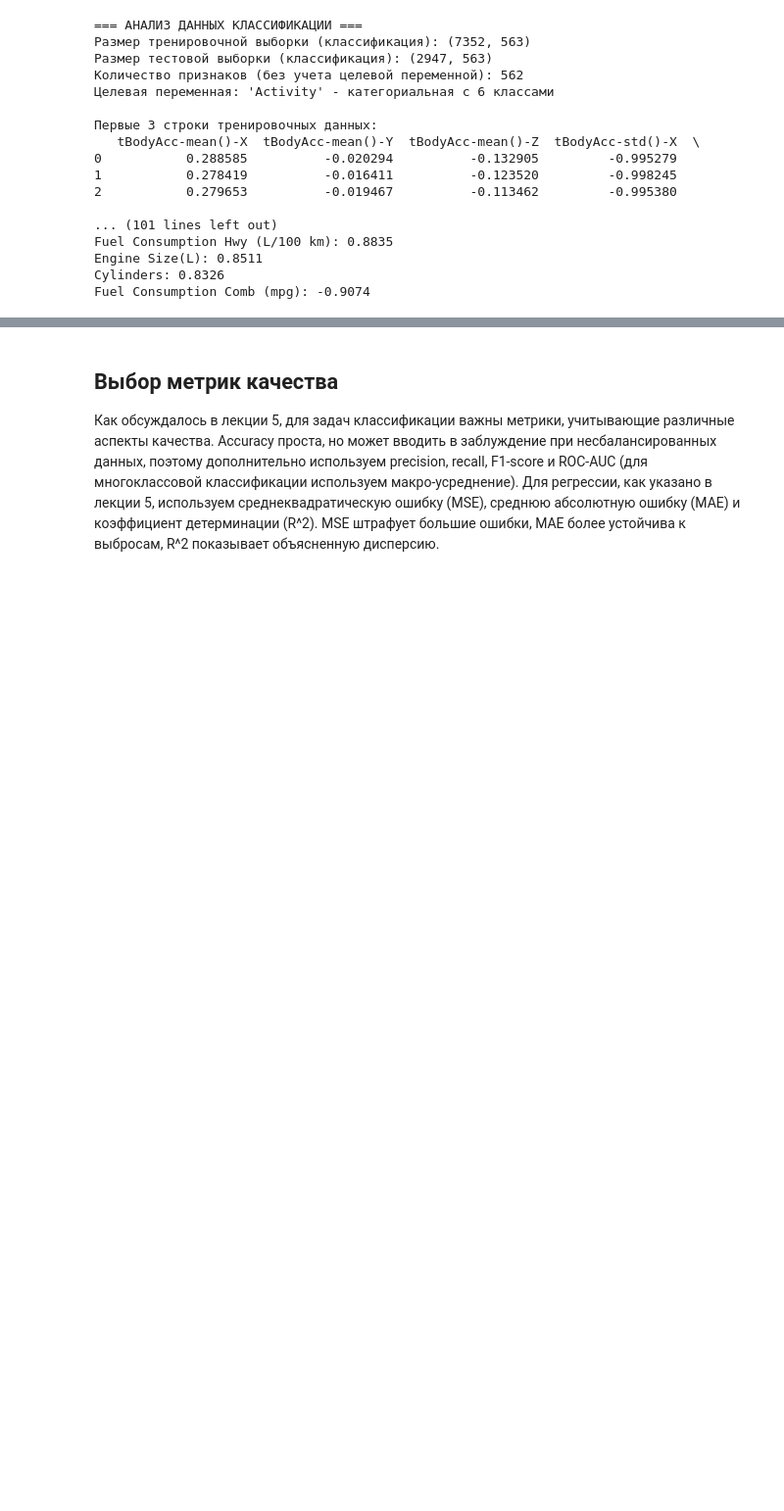
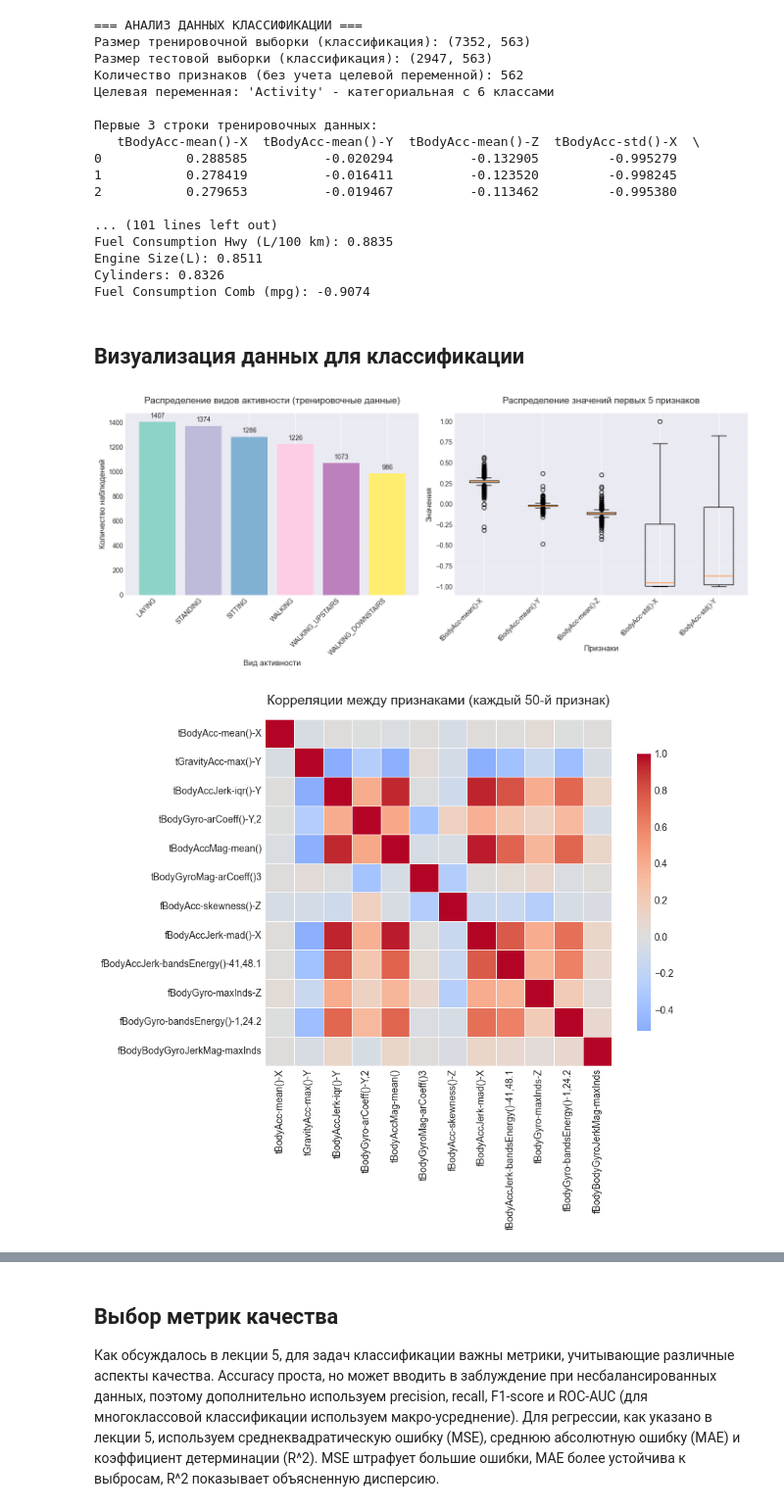
Before and after one commit to foxIQqq/AI_frameworks, a Jupyter notebook: knn.ipynb, the cells around one changed output, grey strips where cells are left out. Shown at 98% size. Drawn from its saved outputs; the diff is of its cells as text; code cells hidden in the pictures; blank space fills up the shorter version.

```diff
--- a/knn.ipynb
+++ b/knn.ipynb
@@ -125,3 +125,59 @@ Fuel Consumption Hwy (L/100 km): 0.8835
 Engine Size(L): 0.8511
 Cylinders: 0.8326
 Fuel Consumption Comb (mpg): -0.9074
+# %% [markdown]
+## Визуализация данных для классификации
+# %%
+import matplotlib.pyplot as plt
+import seaborn as sns
+
+plt.style.use('seaborn-v0_8-darkgrid')
+plt.rcParams['figure.figsize'] = (12, 6)
+plt.rcParams['font.size'] = 10
+
+plt.figure(figsize=(14, 6))
+
+# 1. Распределение активностей
+plt.subplot(1, 2, 1)
+activity_counts = train_class['Activity'].value_counts()
+colors = plt.cm.Set3(np.linspace(0, 1, len(activity_counts)))
+bars = plt.bar(activity_counts.index, activity_counts.values, color=colors)
+plt.title('Распределение видов активности (тренировочные данные)', fontsize=14, pad=15)
+plt.xlabel('Вид активности', fontsize=12)
+plt.ylabel('Количество наблюдений', fontsize=12)
+plt.xticks(rotation=45, ha='right')
+plt.grid(axis='y', alpha=0.3)
+
+# Добавление значений над столбцами
+for bar in bars:
+    height = bar.get_height()
+    plt.text(bar.get_x() + bar.get_width()/2., height + 20,
+             f'{int(height)}', ha='center', va='bottom')
+
+# 2. Статистика по числовым признакам (первые 5 признаков)
+plt.subplot(1, 2, 2)
+first_5_features = train_class.columns[:5]
+train_sample = train_class[first_5_features].sample(n=1000, random_state=42)  # Для скорости
+plt.boxplot([train_sample[col] for col in first_5_features], labels=first_5_features)
+plt.title('Распределение значений первых 5 признаков', fontsize=14, pad=15)
+plt.xlabel('Признаки', fontsize=12)
+plt.ylabel('Значения', fontsize=12)
+plt.xticks(rotation=45, ha='right')
+plt.grid(axis='y', alpha=0.3)
+
+plt.tight_layout()
+plt.show()
+
+# 3. Heatmap корреляций для части признаков
+plt.figure(figsize=(10, 8))
+# Выбираем каждый 50-й признак для визуализации корреляций
+selected_features = train_class.select_dtypes(include=[np.number]).columns[::50]
+corr_matrix = train_class[selected_features].corr()
+sns.heatmap(corr_matrix, cmap='coolwarm', center=0,
+            square=True, linewidths=0.5, cbar_kws={"shrink": 0.8})
+plt.title('Корреляции между признаками (каждый 50-й признак)', fontsize=14, pad=15)
+plt.tight_layout()
+plt.show()
+# %% [output]
+[figure, added]
+[figure, added]
```
Also changed, not shown: parts of 2 cells of this notebook.
